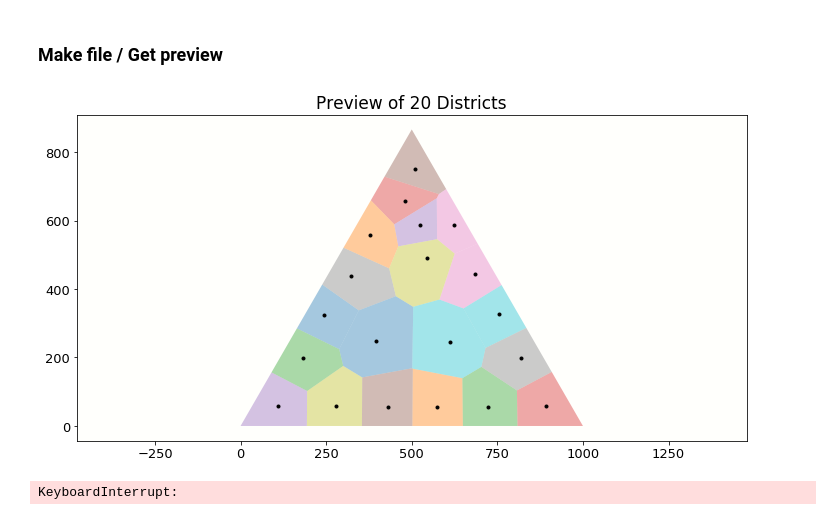
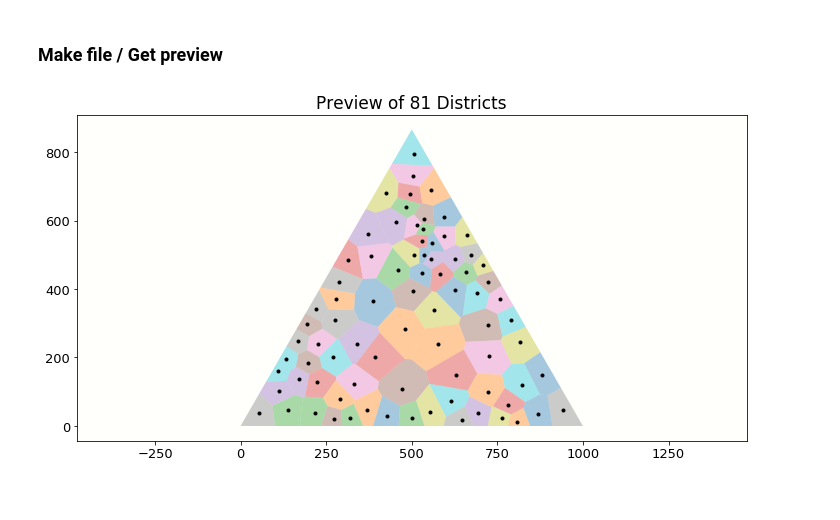
Before and after one commit to mrain/pps-election, a Jupyter notebook: 10_14_code_submission/basic_working_voronoi.ipynb, the cells around one changed output. Saved outputs shown, nothing was run; the diff lists cells and outputs as text; code cells hidden in the pictures.

Commit message:
thinner function

```diff
--- a/10_14_code_submission/basic_working_voronoi.ipynb
+++ b/10_14_code_submission/basic_working_voronoi.ipynb
@@ -216,23 +216,24 @@ def append_districts(name, districts):
             f.write(str(x) + " " + str(y) + " ")
         f.write("\n")
     f.close()
+# %%
+Population_coords = np.array(Population_coords)
+Population_coords = thinner(Population_coords, 1000)
 # %% [markdown]
 ### Make file / Get preview
 # %%
 # centroids = generate_random_centroids(num_districts=81)
 # print(centroids)
 
-k_means_centroids_81, distortion = kmeans(Population_coords, 20)
+k_means_centroids_81, distortion = kmeans(Population_coords, 81)
 
 districts = get_districts(k_means_centroids_81)
 append_districts(newFileName, districts)
 # %% [output]
-[figure, old version]
+[figure, new version]
 # %%
 # centroids = generate_random_centroids(num_districts=243)
 k_means_centroids_243, distortion = kmeans(Population_coords, 243)
 
 districts = get_districts(k_means_centroids_243)
 append_districts("voronoi_districts_243", districts)
-# %% [output]
-KeyboardInterrupt:
```
Also changed, not shown: parts of 1 cell of this notebook.
